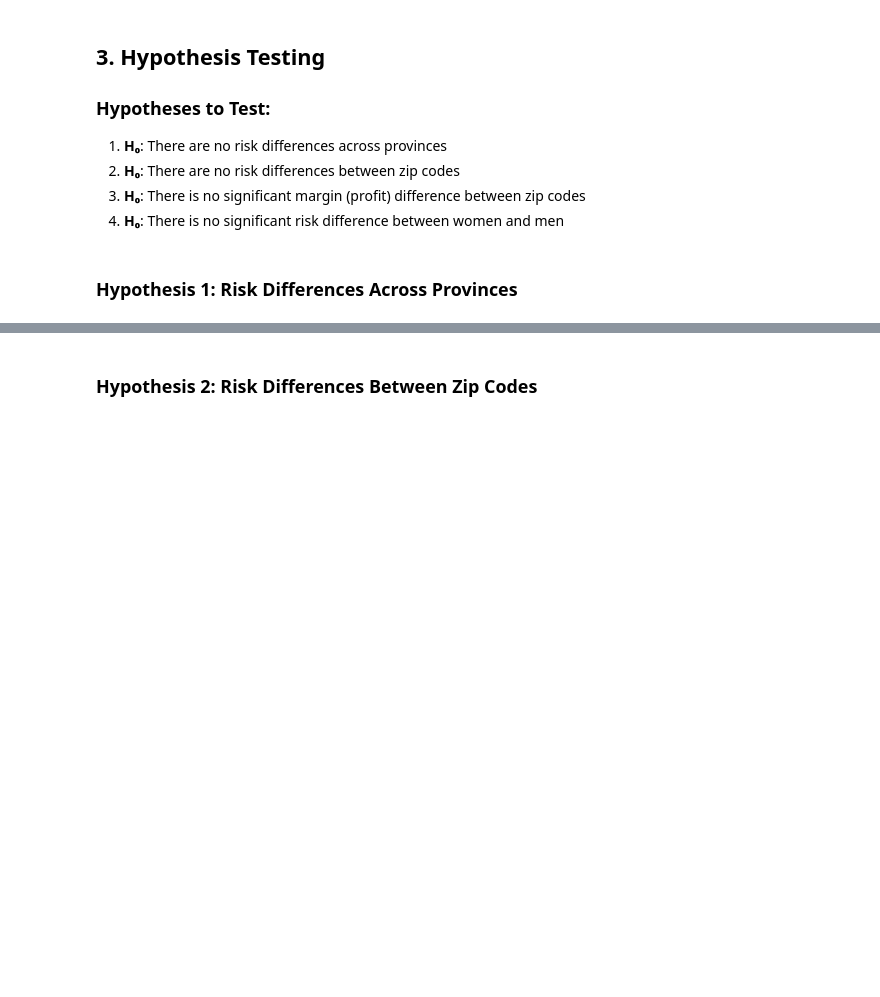
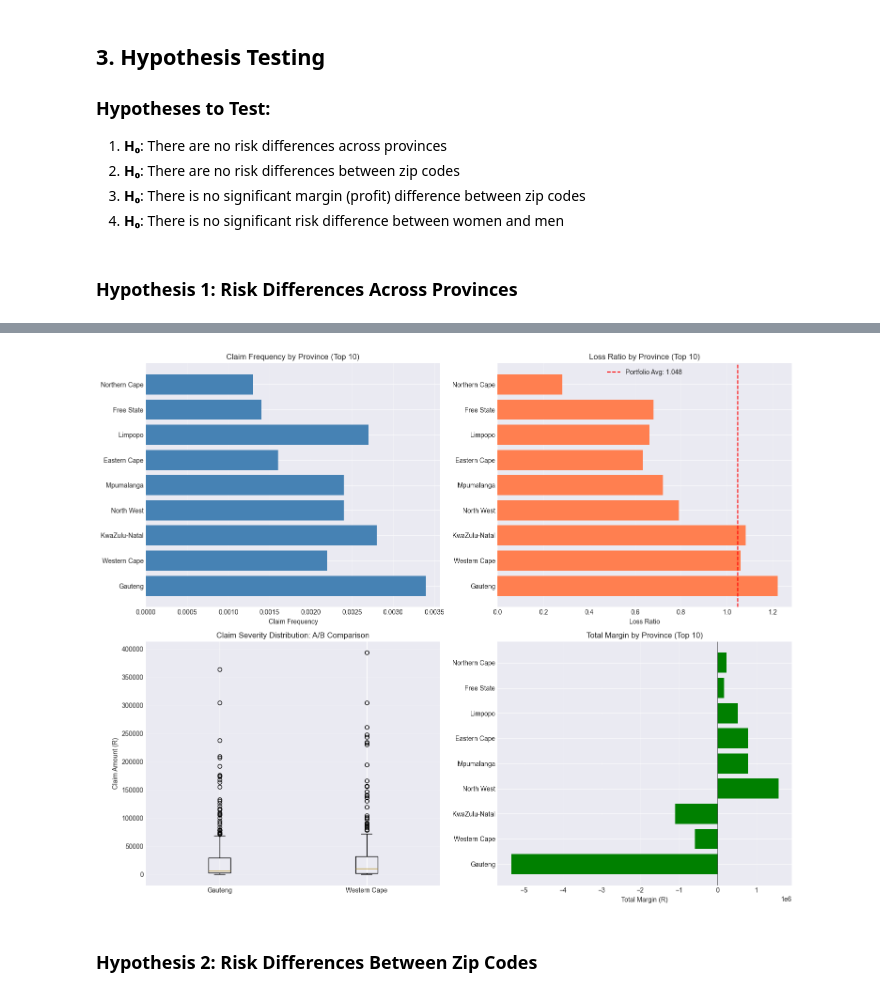
Before and after one commit to dnNatnael/End-to-End-Insurance-Risk-Analytics-Predictive-Modeling, a Jupyter notebook: notebooks/02_statistical_validation.ipynb, the cells around one changed output, grey strips where cells are left out. Drawn from its saved outputs; the diff is of its cells as text; code cells hidden in the pictures; blank space fills up the shorter version.

```diff
--- a/notebooks/02_statistical_validation.ipynb
+++ b/notebooks/02_statistical_validation.ipynb
@@ -58,4 +58,9 @@ sns.set_palette("husl")
 plt.rcParams['figure.figsize'] = (12, 6)
 plt.rcParams['font.size'] = 10
 
+# Create reports directory if it doesn't exist
+reports_dir = PROJECT_ROOT / "reports"
+reports_dir.mkdir(exist_ok=True)
+
 print("Libraries imported successfully!")
+print(f"Reports directory: {reports_dir}")
@@ -215,5 +305,12 @@ print(f"  Decision: {severity_test_prov['interpretation']}")
 # %%
 # Visualization: Province Risk Comparison
+# Ensure reports directory exists
+try:
+    reports_dir
+except NameError:
+    reports_dir = PROJECT_ROOT / "reports"
+    reports_dir.mkdir(exist_ok=True)
+
 fig, axes = plt.subplots(2, 2, figsize=(15, 12))
 
 # 1. Claim Frequency by Province
@@ -226,35 +323,37 @@ axes[0, 0].grid(axis='x', alpha=0.3)
 # 2. Loss Ratio by Province
 axes[0, 1].barh(prov_freq['Province'], prov_freq['LossRatio'], color='coral')
 axes[0, 1].set_xlabel('Loss Ratio')
 axes[0, 1].set_title('Loss Ratio by Province (Top 10)')
 axes[0, 1].axvline(loss_ratio_portfolio, color='red', linestyle='--', label=f'Portfolio Avg: {loss_ratio_portfolio:.3f}')
 axes[0, 1].legend()
 axes[0, 1].grid(axis='x', alpha=0.3)
 
 # 3. Boxplot: Claim Severity by Selected Provinces
 prov_severity = pd.concat([
     group_a_prov[group_a_prov['TotalClaims'] > 0].assign(Province=province_a),
     group_b_prov[group_b_prov['TotalClaims'] > 0].assign(Province=province_b)
 ])
 axes[1, 0].boxplot([
     prov_severity[prov_severity['Province'] == province_a]['TotalClaims'],
     prov_severity[prov_severity['Province'] == province_b]['TotalClaims']
 ], labels=[province_a, province_b])
 axes[1, 0].set_ylabel('Claim Amount (R)')
 axes[1, 0].set_title('Claim Severity Distribution: A/B Comparison')
 axes[1, 0].grid(axis='y', alpha=0.3)
 
 # 4. Margin Comparison
-prov_margin = calculate_margin_metrics(df, 'Province').sort_values('TotalPolicies', ascending=False).head(10)
+prov_margin = calculate_margin_metrics(df, 'Province').sort_values('NumPolicies', ascending=False).head(10)
 axes[1, 1].barh(prov_margin['Province'], prov_margin['TotalMargin'], color='green')
 axes[1, 1].set_xlabel('Total Margin (R)')
 axes[1, 1].set_title('Total Margin by Province (Top 10)')
 axes[1, 1].axvline(0, color='black', linestyle='-', linewidth=0.5)
 axes[1, 1].grid(axis='x', alpha=0.3)
 
 plt.tight_layout()
-plt.savefig('reports/province_risk_analysis.png', dpi=300, bbox_inches='tight')
+plt.savefig(reports_dir / 'province_risk_analysis.png', dpi=300, bbox_inches='tight')
 plt.show()
+# %% [output]
+[figure, added]
 # %% [markdown]
 ### Hypothesis 2: Risk Differences Between Zip Codes
 # %%
```
Also changed, not shown: parts of 16 cells of this notebook, 4 other files.
